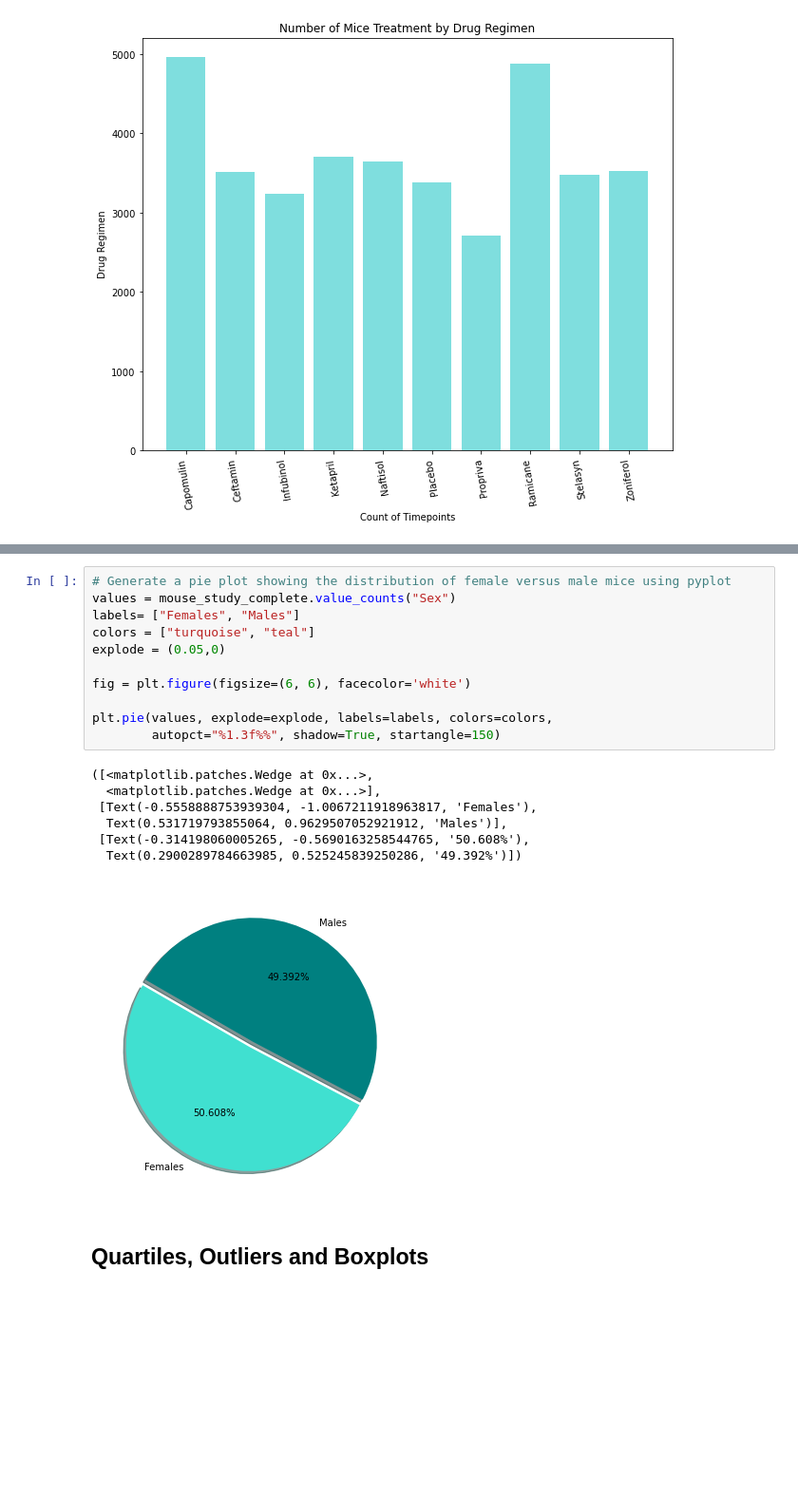
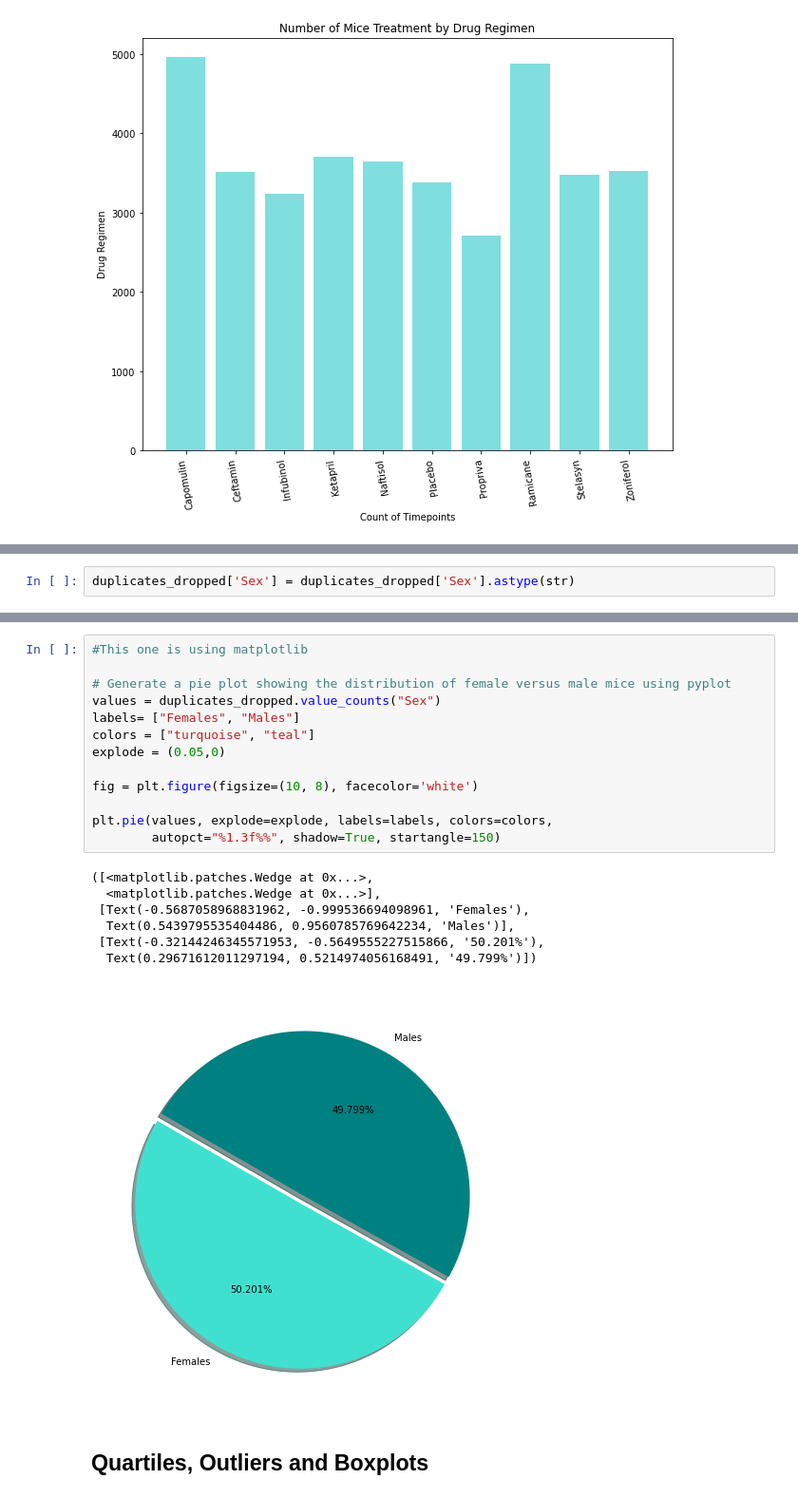
Before and after one commit to kaylajgranados/Pharmaceutical-Treatment-Testing, a Jupyter notebook: pymaceuticals_starter.ipynb, the cells around one changed output, grey strips where cells are left out. Shown: that part at 95% size. Cells and saved outputs as stored; diff of their text form; blank space fills up the shorter version.

```diff
--- a/pymaceuticals_starter.ipynb
+++ b/pymaceuticals_starter.ipynb
@@ -223,0 +228,2 @@ xticks = plt.xticks(rotation=100)
+# %%
+duplicates_dropped['Sex'] = duplicates_dropped['Sex'].astype(str)
@@ -239,22 +268,24 @@ TypeError: Int64Index.name must be a hashable type
 # %%
+#This one is using matplotlib
+
 # Generate a pie plot showing the distribution of female versus male mice using pyplot
-values = mouse_study_complete.value_counts("Sex")
+values = duplicates_dropped.value_counts("Sex")
 labels= ["Females", "Males"]
 colors = ["turquoise", "teal"]
 explode = (0.05,0)
 
-fig = plt.figure(figsize=(6, 6), facecolor='white')
+fig = plt.figure(figsize=(10, 8), facecolor='white')
 
 plt.pie(values, explode=explode, labels=labels, colors=colors,
         autopct="%1.3f%%", shadow=True, startangle=150)
 # %% [output]
 ([<matplotlib.patches.Wedge at 0x...>,
   <matplotlib.patches.Wedge at 0x...>],
- [Text(-0.5558888753939304, -1.0067211918963817, 'Females'),
-  Text(0.531719793855064, 0.9629507052921912, 'Males')],
- [Text(-0.314198060005265, -0.5690163258544765, '50.608%'),
-  Text(0.2900289784663985, 0.525245839250286, '49.392%')])
+ [Text(-0.5687058968831962, -0.999536694098961, 'Females'),
+  Text(0.5439795535404486, 0.9560785769642234, 'Males')],
+ [Text(-0.32144246345571953, -0.5649555227515866, '50.201%'),
+  Text(0.29671612011297194, 0.5214974056168491, '49.799%')])
-[figure, old version]
+[figure, new version]
 # %% [markdown]
 ## Quartiles, Outliers and Boxplots
 # %%
```
Also changed, not shown: parts of 4 cells of this notebook.
